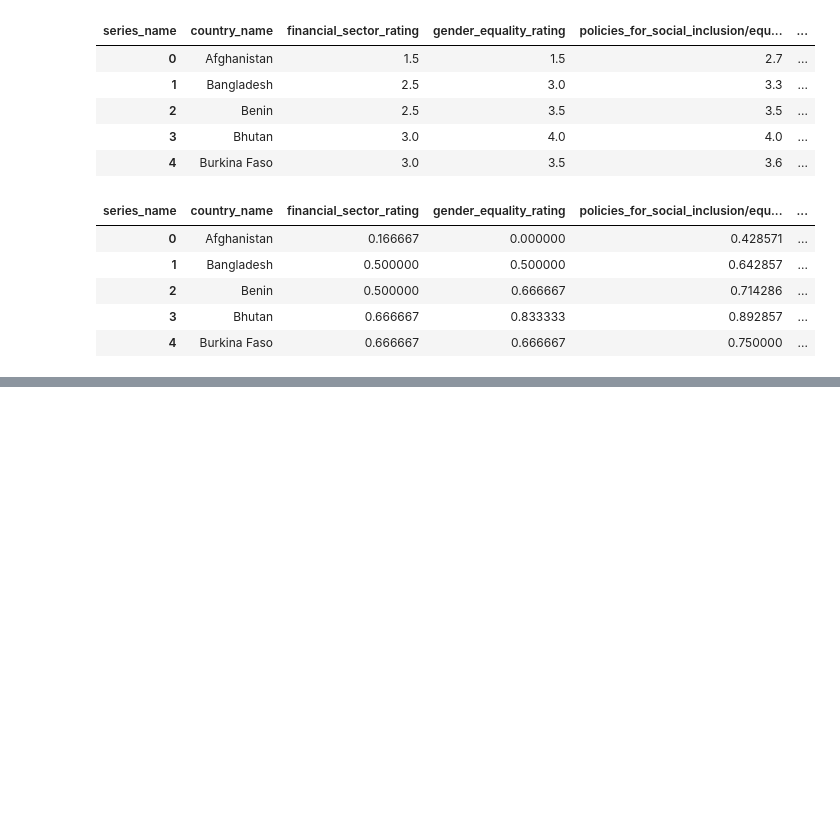
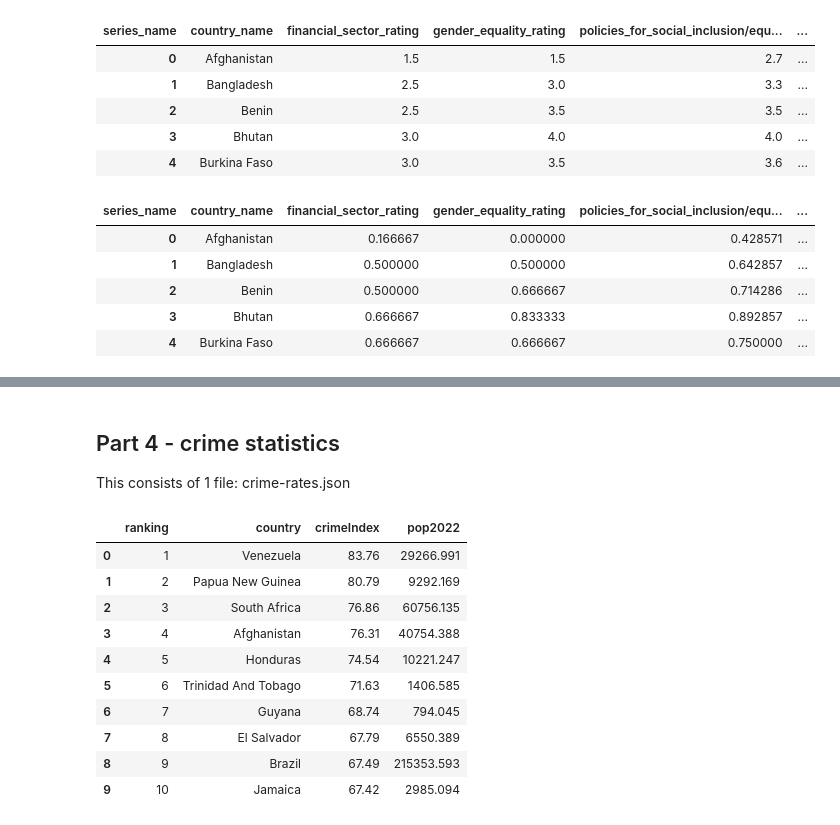
Before and after one commit to andrei-trofin/country-selector, a Jupyter notebook: notebooks/1. Data Preprocessing.ipynb, the cells around one changed output, grey strips where cells are left out. Saved outputs shown, nothing was run; the diff lists cells and outputs as text; code cells hidden in the pictures; blank space fills up the shorter version.

```diff
--- a/notebooks/1. Data Preprocessing.ipynb
+++ b/notebooks/1. Data Preprocessing.ipynb
@@ -893,0 +806,19 @@ The other 6 data sets did not yield any useful result: education_stats,
+# %% [markdown]
+## Part 4 - crime statistics
+
+This consists of 1 file: crime-rates.json
+# %%
+crime_rates = pd.read_json("../data/crime-rates.json")
+crime_rates.head(10)
+# %% [output]
+|  | ranking | country | crimeIndex | pop2022 |
+| 0 | 1 | Venezuela | 83.76 | 29266.991 |
+| 1 | 2 | Papua New Guinea | 80.79 | 9292.169 |
+| 2 | 3 | South Africa | 76.86 | 60756.135 |
+| 3 | 4 | Afghanistan | 76.31 | 40754.388 |
+| 4 | 5 | Honduras | 74.54 | 10221.247 |
+| 5 | 6 | Trinidad And Tobago | 71.63 | 1406.585 |
+| 6 | 7 | Guyana | 68.74 | 794.045 |
+| 7 | 8 | El Salvador | 67.79 | 6550.389 |
+| 8 | 9 | Brazil | 67.49 | 215353.593 |
+| 9 | 10 | Jamaica | 67.42 | 2985.094 |
```
Also changed, not shown: parts of 90 cells of this notebook, 4 other files.
